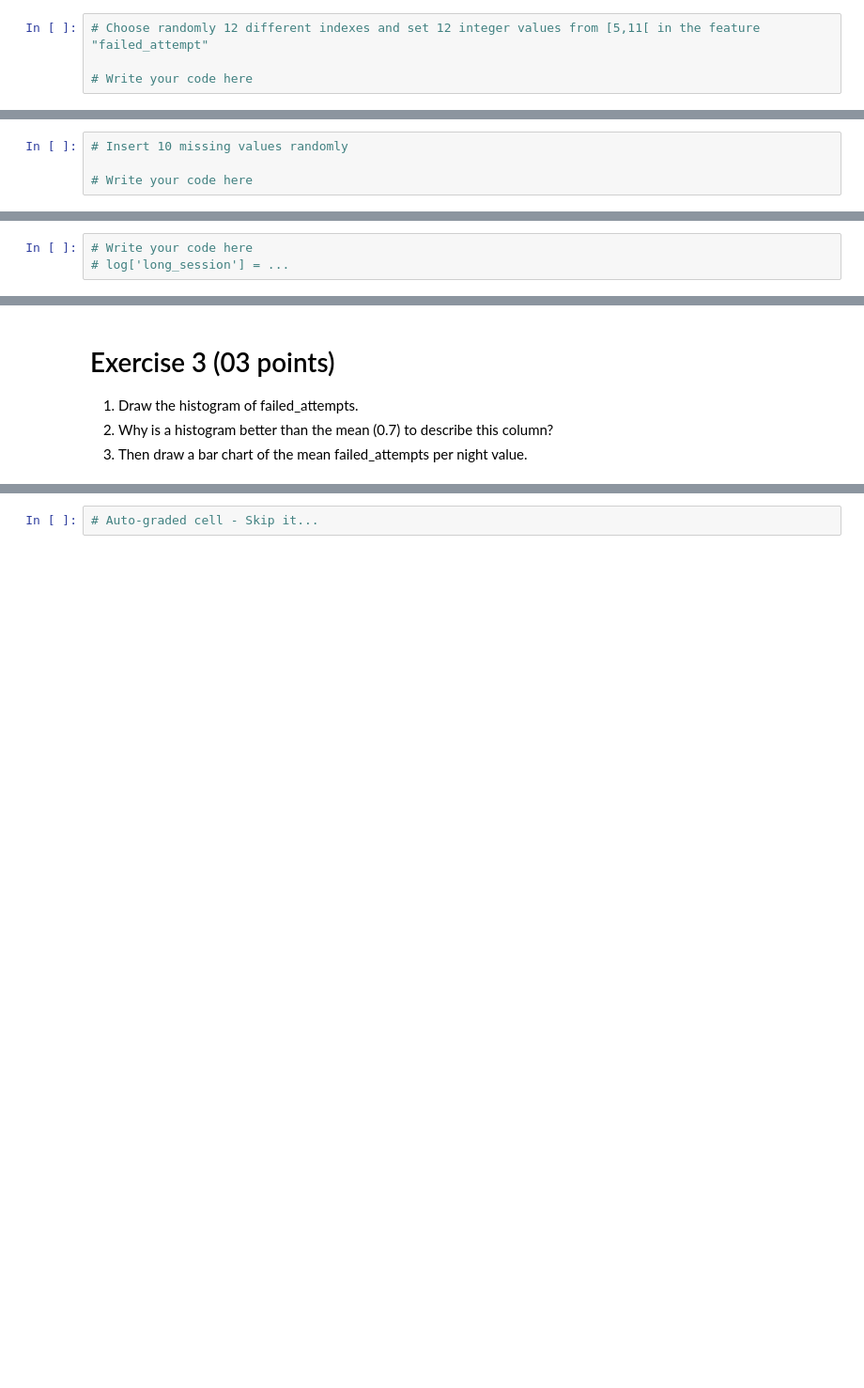
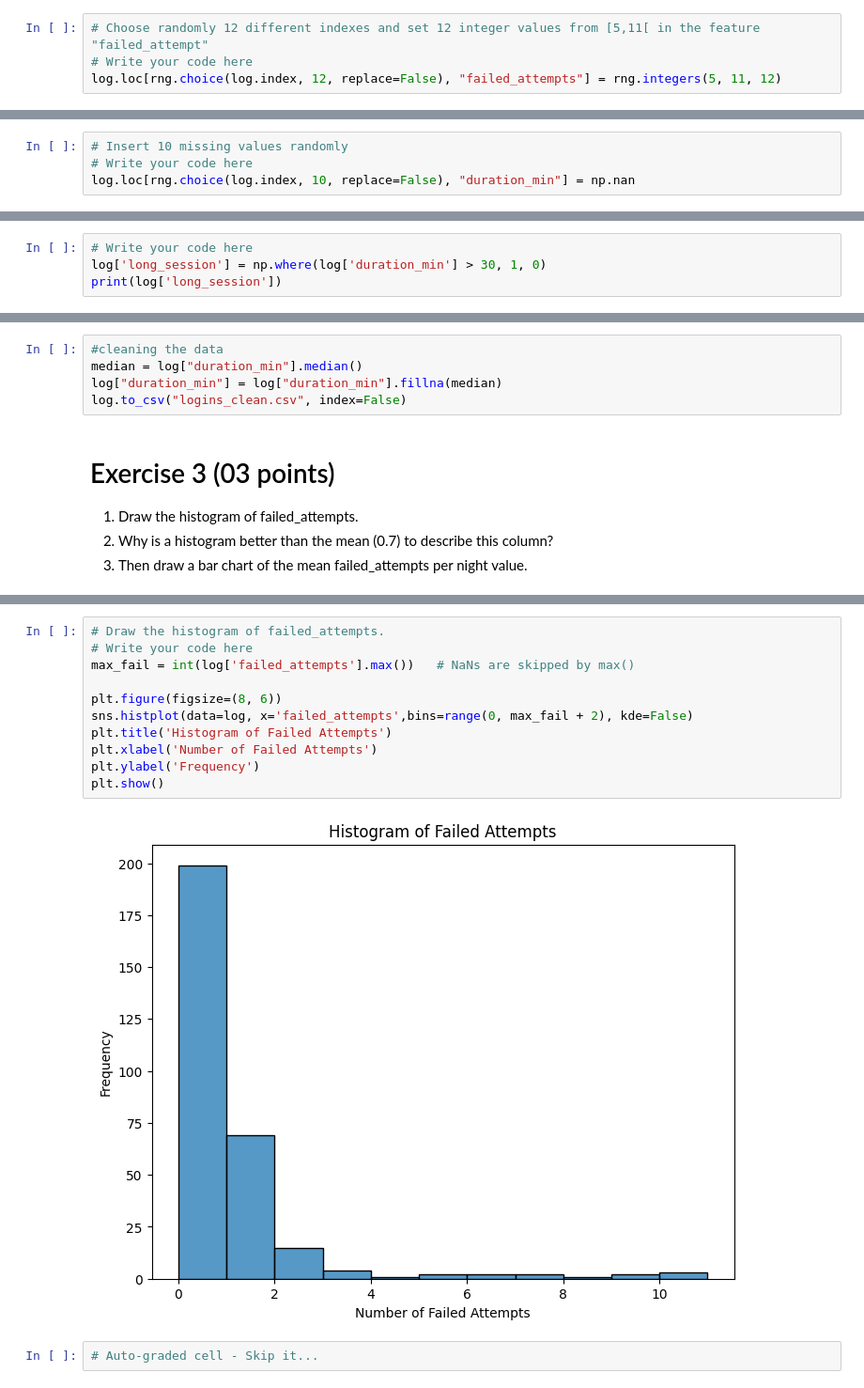
Before and after one commit to yuki-disu/MLDLS-Evaluation-Repository, a Jupyter notebook: Workshop_1_Tools_and_Libraries/TP1.ipynb, the cells around one changed output, grey strips where cells are left out. Shown at 94% size. Drawn from its saved outputs; the diff is of its cells as text; blank space fills up the shorter version.

```diff
--- a/Workshop_1_Tools_and_Libraries/TP1.ipynb
+++ b/Workshop_1_Tools_and_Libraries/TP1.ipynb
@@ -77,14 +91,14 @@ log = pd.DataFrame({"user":    rng.choice(["ali", "sara", "yacine", "nour", "kar
 # %%
 # Choose randomly 12 different indexes and set 12 integer values from [5,11[ in the feature "failed_attempt"
-
 # Write your code here
+log.loc[rng.choice(log.index, 12, replace=False), "failed_attempts"] = rng.integers(5, 11, 12)
 # %%
 # Autograded cell (Failed attempts)
 # Skip it
 # %%
 # Insert 10 missing values randomly
-
 # Write your code here
+log.loc[rng.choice(log.index, 10, replace=False), "duration_min"] = np.nan
 # %%
 # Auto graded cell (missing values)
 # skip it
@@ -110,4 +135,5 @@ log = pd.DataFrame({"user":    rng.choice(["ali", "sara", "yacine", "nour", "kar
 3. Add a column long_session equal to 1 when duration_min is above 30.
 # %%
 # Write your code here
-# log['long_session'] = ...
+log['long_session'] = np.where(log['duration_min'] > 30, 1, 0)
+print(log['long_session'])
@@ -114,5 +153,10 @@ log = pd.DataFrame({"user":    rng.choice(["ali", "sara", "yacine", "nour", "kar
 # %%
 # Autograded cell - Skip it
+# %%
+#cleaning the data
+median = log["duration_min"].median()
+log["duration_min"] = log["duration_min"].fillna(median)
+log.to_csv("logins_clean.csv", index=False)
 # %% [markdown]
 # Exercise 3 (03 points)
 1. Draw the histogram of failed_attempts.
@@ -124,3 +165,16 @@ log = pd.DataFrame({"user":    rng.choice(["ali", "sara", "yacine", "nour", "kar
+# %%
+# Draw the histogram of failed_attempts.
+# Write your code here
+max_fail = int(log['failed_attempts'].max())   # NaNs are skipped by max()
+
+plt.figure(figsize=(8, 6))
+sns.histplot(data=log, x='failed_attempts',bins=range(0, max_fail + 2), kde=False)
+plt.title('Histogram of Failed Attempts')
+plt.xlabel('Number of Failed Attempts')
+plt.ylabel('Frequency')
+plt.show()
+# %% [output]
+[figure, added]
 # %%
 # Auto-graded cell - Skip it...
 # %%
```
Also changed, not shown: parts of 18 cells of this notebook, 2 other files.
